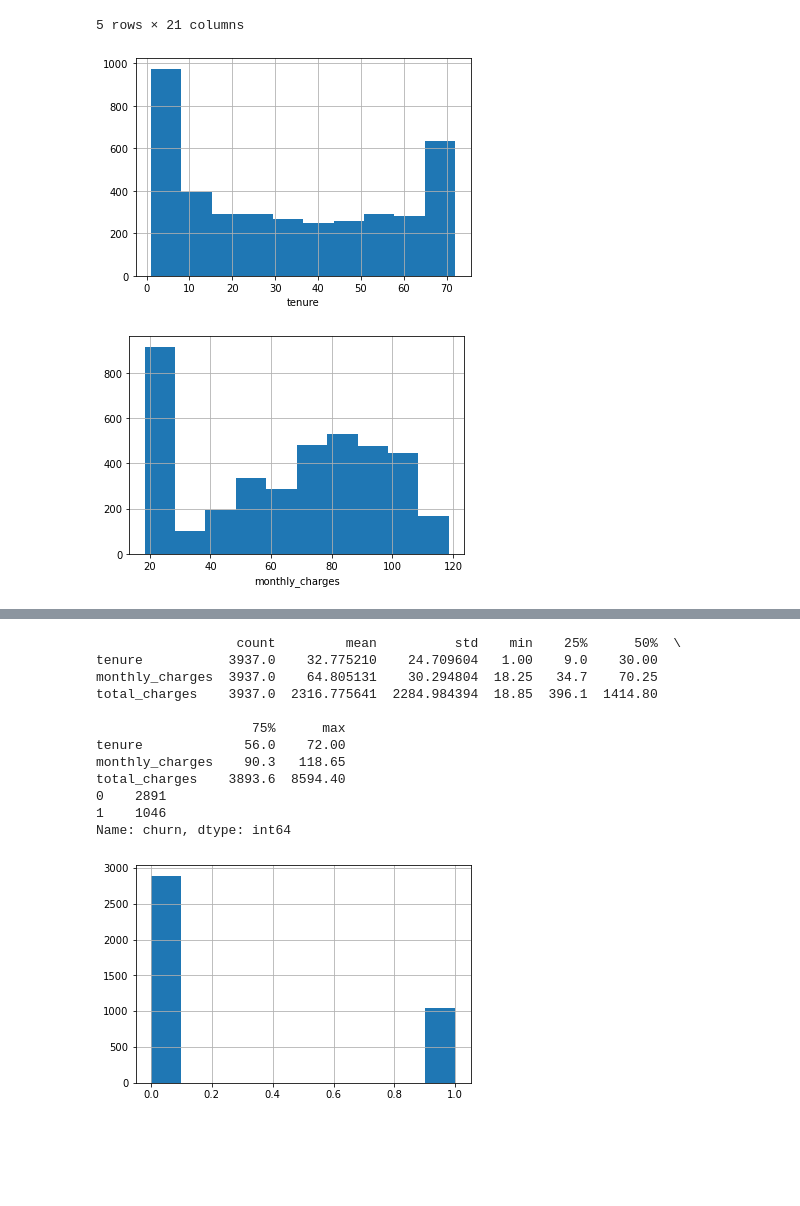
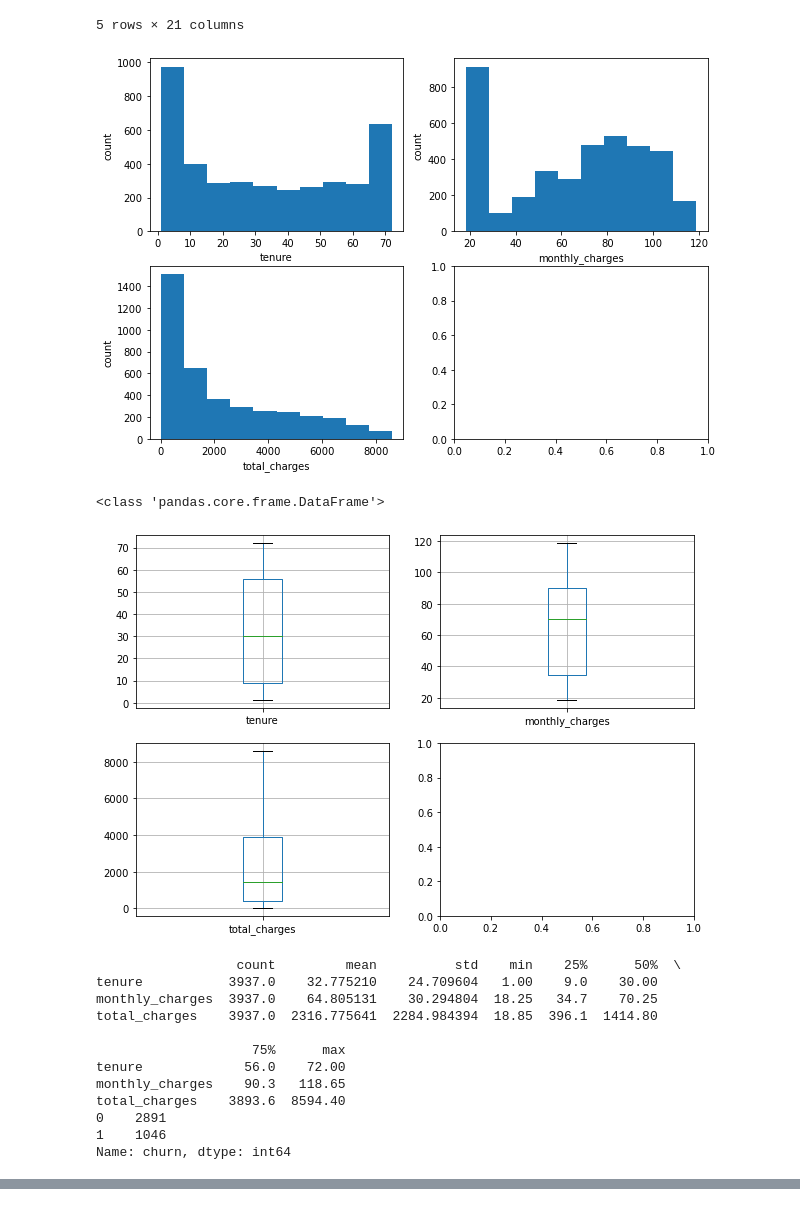
Before and after one commit to KyleTaylorGreen/classification-exercises, a Jupyter notebook: classification-exercises.ipynb, the cells around one changed output, grey strips where cells are left out. Drawn from its saved outputs; the diff is of its cells as text; code cells hidden in the pictures; blank space fills up the shorter version.

Commit message:
added functionality to exploration functions

```diff
--- a/classification-exercises.ipynb
+++ b/classification-exercises.ipynb
@@ -435,7 +655,20 @@ target.head()
 | 6279 | 6279 | 0 | 1 | 0 | 0 | 20.0 | 1 | 0.0 | ... |
 5 rows × 21 columns
 # %%
-exploration.overview(target, quant_cols, 'churn')
+exploration.overview(target, categories, quant_cols, 'churn')
 # %% [output]
-[figure, old version]
+[figure, new version]
+<class 'pandas.core.frame.DataFrame'>
-[figure, old version]
+[figure, new version]
+                  count         mean          std    min    25%      50%  \
+tenure           3937.0    32.775210    24.709604   1.00    9.0    30.00
+monthly_charges  3937.0    64.805131    30.294804  18.25   34.7    70.25
+total_charges    3937.0  2316.775641  2284.984394  18.85  396.1  1414.80
+
+                    75%      max
+tenure             56.0    72.00
+monthly_charges    90.3   118.65
+total_charges    3893.6  8594.40
+0    2891
+1    1046
+Name: churn, dtype: int64
@@ -446,13 +710,0 @@ exploration.overview(target, quant_cols, 'churn')
-                  count         mean          std    min    25%      50%  \
-tenure           3937.0    32.775210    24.709604   1.00    9.0    30.00
-monthly_charges  3937.0    64.805131    30.294804  18.25   34.7    70.25
-total_charges    3937.0  2316.775641  2284.984394  18.85  396.1  1414.80
-
-                    75%      max
-tenure             56.0    72.00
-monthly_charges    90.3   118.65
-total_charges    3893.6  8594.40
-0    2891
-1    1046
-Name: churn, dtype: int64
-[figure, removed]
```
Also changed, not shown: parts of 17 cells of this notebook, 3 other files.
